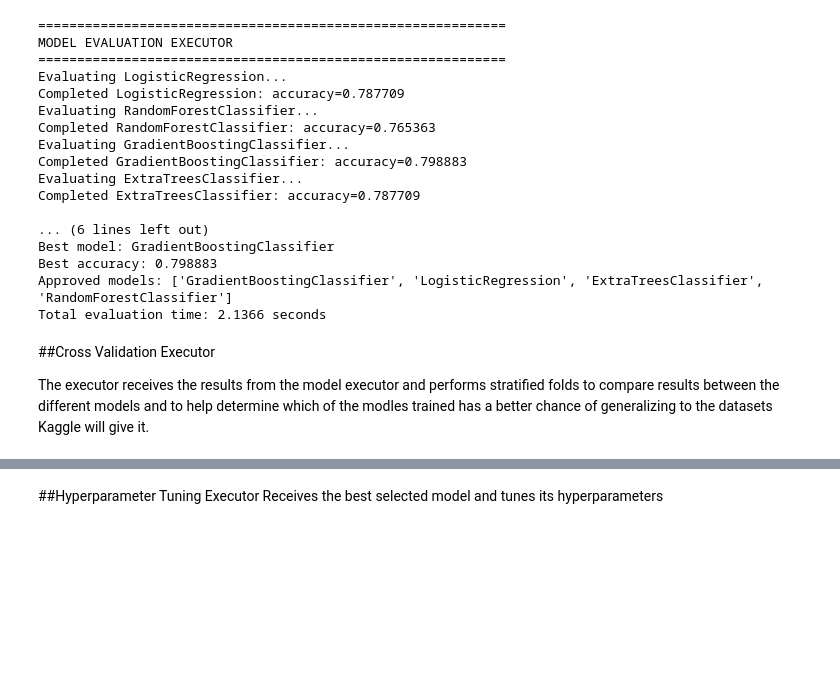
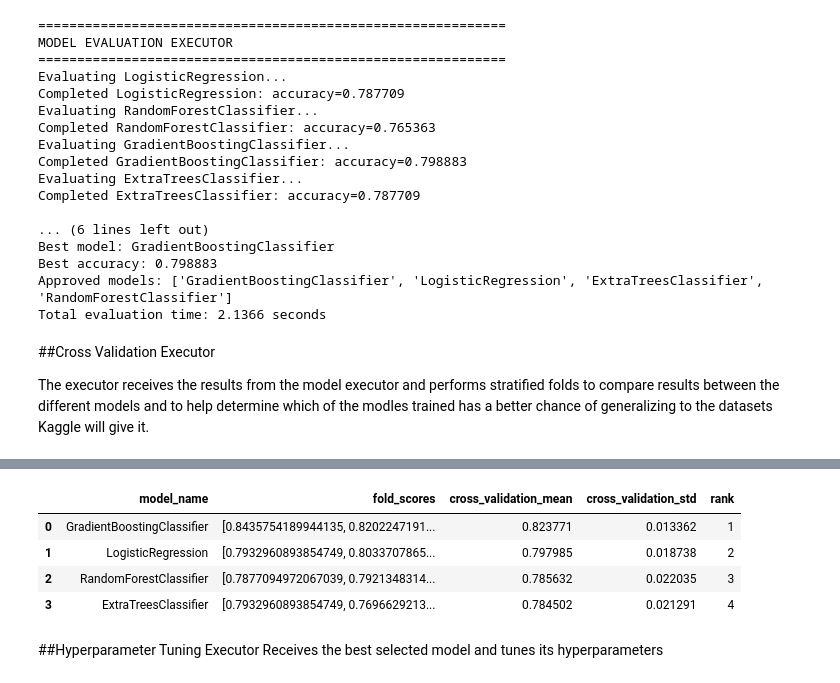
Before and after one commit to icarovazquez/agentic-ai-data-science-team, a Jupyter notebook: notebooks/Generalized Kaggle Data Science Agentic AI Team.ipynb, the cells around one changed output, grey strips where cells are left out. Saved outputs shown, nothing was run; the diff lists cells and outputs as text; code cells hidden in the pictures; blank space fills up the shorter version.

```diff
--- a/notebooks/Generalized Kaggle Data Science Agentic AI Team.ipynb
+++ b/notebooks/Generalized Kaggle Data Science Agentic AI Team.ipynb
@@ -4325,0 +4406,14 @@ def cross_validation_executor(
+# %%
+cross_validation_execution_result = (
+    cross_validation_executor(
+        model_evaluation_result=(
+            model_evaluation_result
+        ),
+        model_evaluation_execution_result=(
+            model_evaluation_execution_result
+        ),
+        feature_execution_result=(
+            feature_execution_result
+        ),
+    )
+)
@@ -4326,3 +4441,17 @@ def cross_validation_executor(
+# %%
+import pandas as pd
+
+pd.DataFrame(
+    cross_validation_execution_result[
+        "leaderboard"
+    ]
+)
+# %% [output]
+|  | model_name | fold_scores | cross_validation_mean | cross_validation_std | rank |
+| 0 | GradientBoostingClassifier | [0.8435754189944135, 0.8202247191... | 0.823771 | 0.013362 | 1 |
+| 1 | LogisticRegression | [0.7932960893854749, 0.8033707865... | 0.797985 | 0.018738 | 2 |
+| 2 | RandomForestClassifier | [0.7877094972067039, 0.7921348314... | 0.785632 | 0.022035 | 3 |
+| 3 | ExtraTreesClassifier | [0.7932960893854749, 0.7696629213... | 0.784502 | 0.021291 | 4 |
 # %% [markdown]
 ##Hyperparameter Tuning Executor
 Receives the best selected model and tunes its hyperparameters
```
Also changed, not shown: parts of 4 cells of this notebook.
